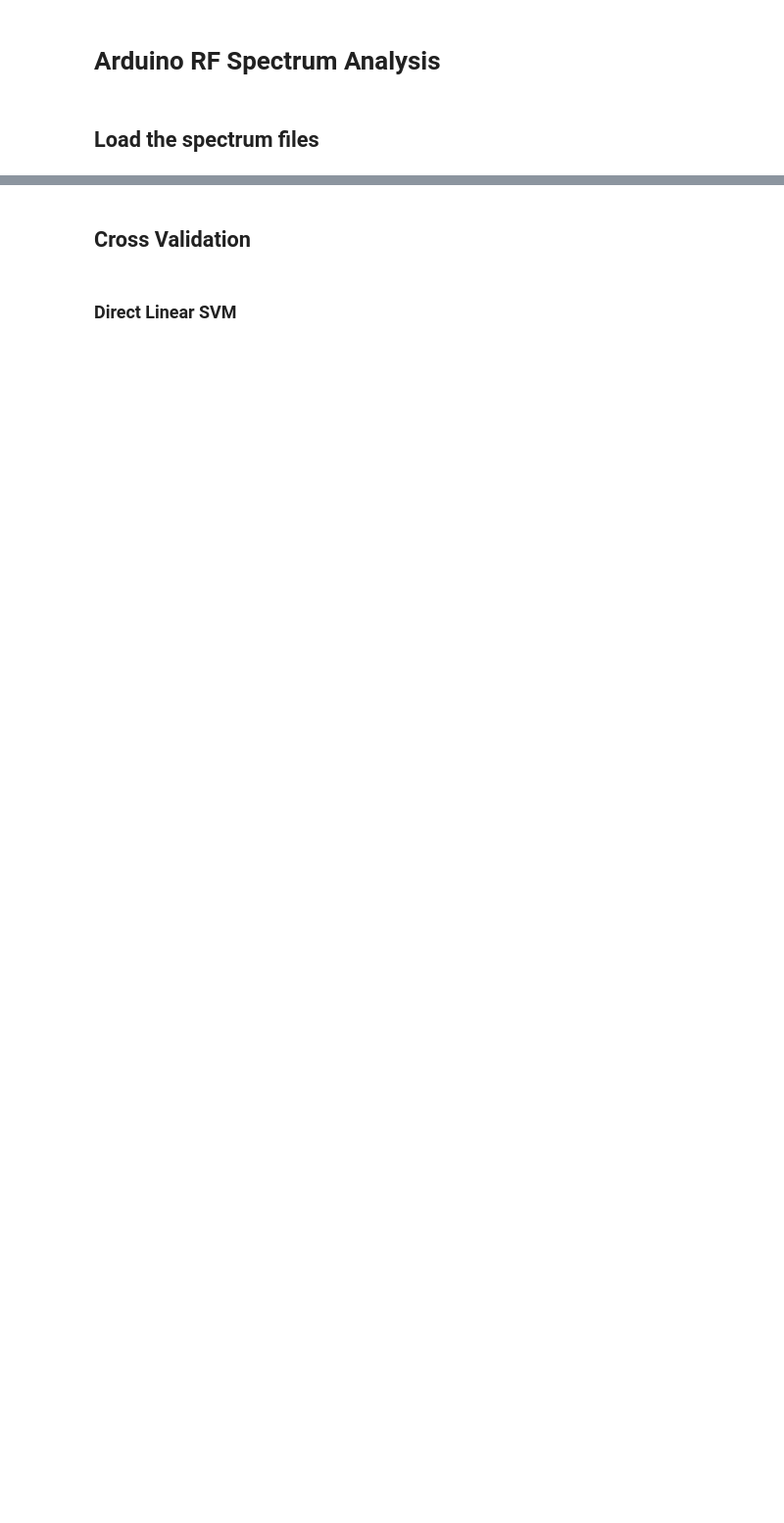
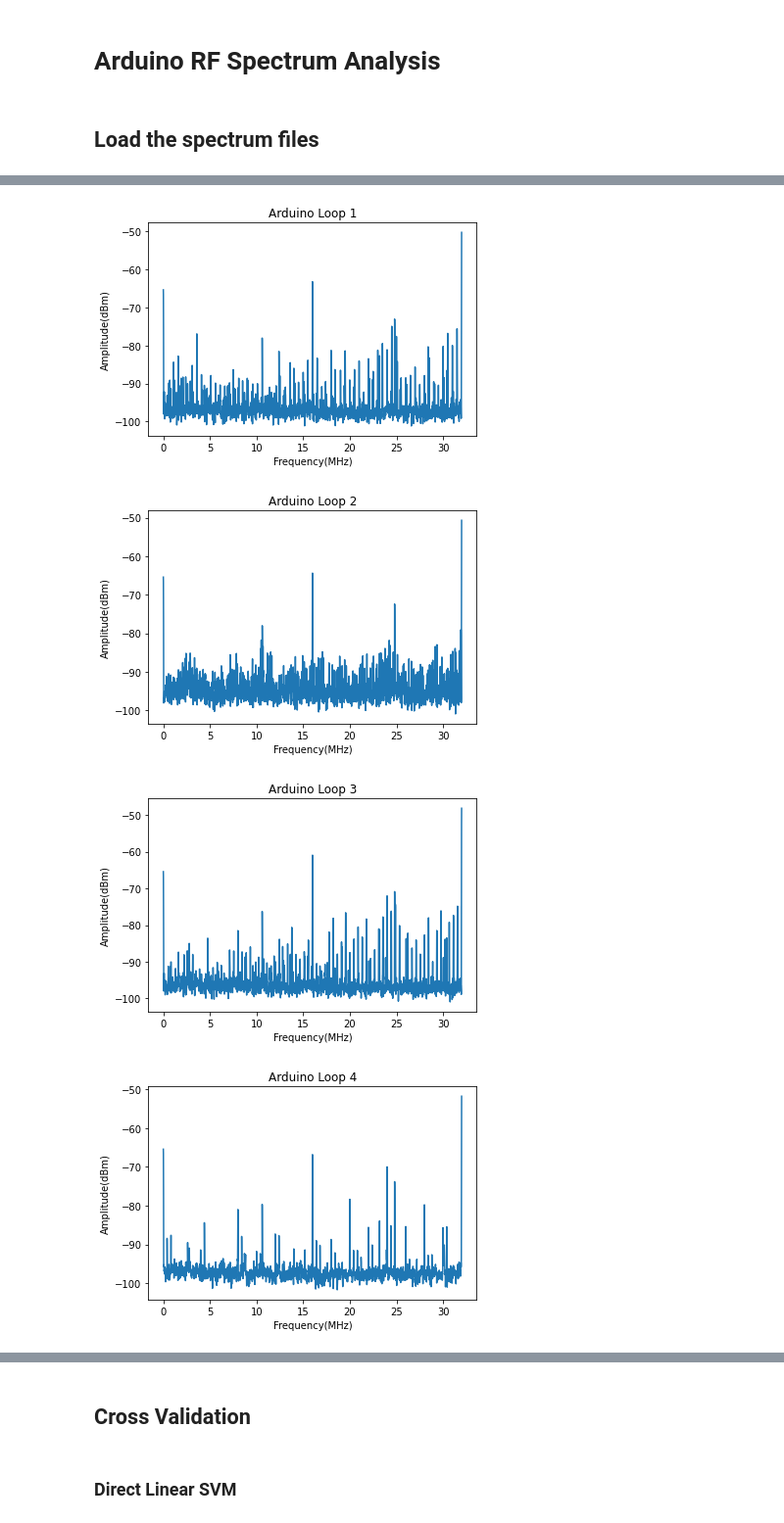
Before and after one commit to KyleLEI/ECE209AS_IoT, a Jupyter notebook: data_analysis/arduino_analysis.ipynb, the cells around one changed output, grey strips where cells are left out. Shown: that part at 98% size. Drawn from its saved outputs; the diff is of its cells as text; code cells hidden in the pictures; blank space fills up the shorter version.

Commit message:
added data plotting

```diff
--- a/data_analysis/arduino_analysis.ipynb
+++ b/data_analysis/arduino_analysis.ipynb
@@ -7,6 +7,7 @@ import pandas as pd
 import numpy as np
 import glob
 # %%
+spectrum_freq = []
 spectrum_input = []
 spectrum_output = []
 spectrum_files = glob.glob("arduino/arduino_*")
@@ -18,10 +19,12 @@ for f in spectrum_files:
 
     # read the spectrum
     spectrum = pd.read_csv(f,names=['freq','amp'])
-    spectrum = spectrum['amp'].values.tolist()
+    freq = spectrum['freq'].values.tolist()
+    amp = spectrum['amp'].values.tolist()
 
     # append to the result container
-    spectrum_input.append(list(spectrum))
+    spectrum_freq.append(freq)
+    spectrum_input.append(amp)
     spectrum_output.append(label)
 
 # convert to numpy array
@@ -29,0 +35,17 @@ spectrum_output = np.array(spectrum_output,dtype=np.uint8)
+# %%
+import matplotlib.pyplot as plt
+%matplotlib inline
+
+for i in range(1,5+1):
+    j = np.argwhere(spectrum_output==i)[0][0]
+    plt.figure()
+    plt.plot(spectrum_freq[j],spectrum_input[j])
+    plt.title('Arduino Loop '+str(spectrum_output[j]))
+    plt.xlabel('Frequency(MHz)')
+    plt.ylabel('Amplitude(dBm)')
+    plt.show()
+# %% [output]
+[figure, added]
+[figure, added]
+[figure, added]
+[figure, added]
```
Also changed, not shown: parts of 6 cells of this notebook, 1 other file.
